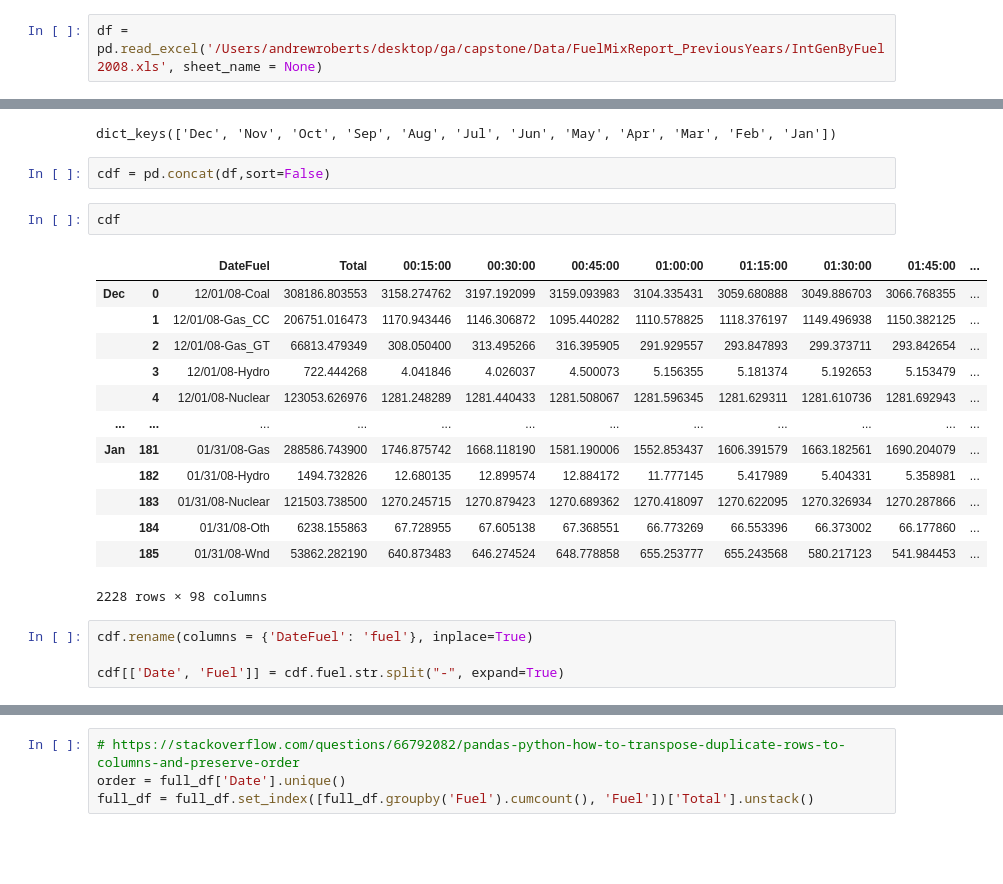
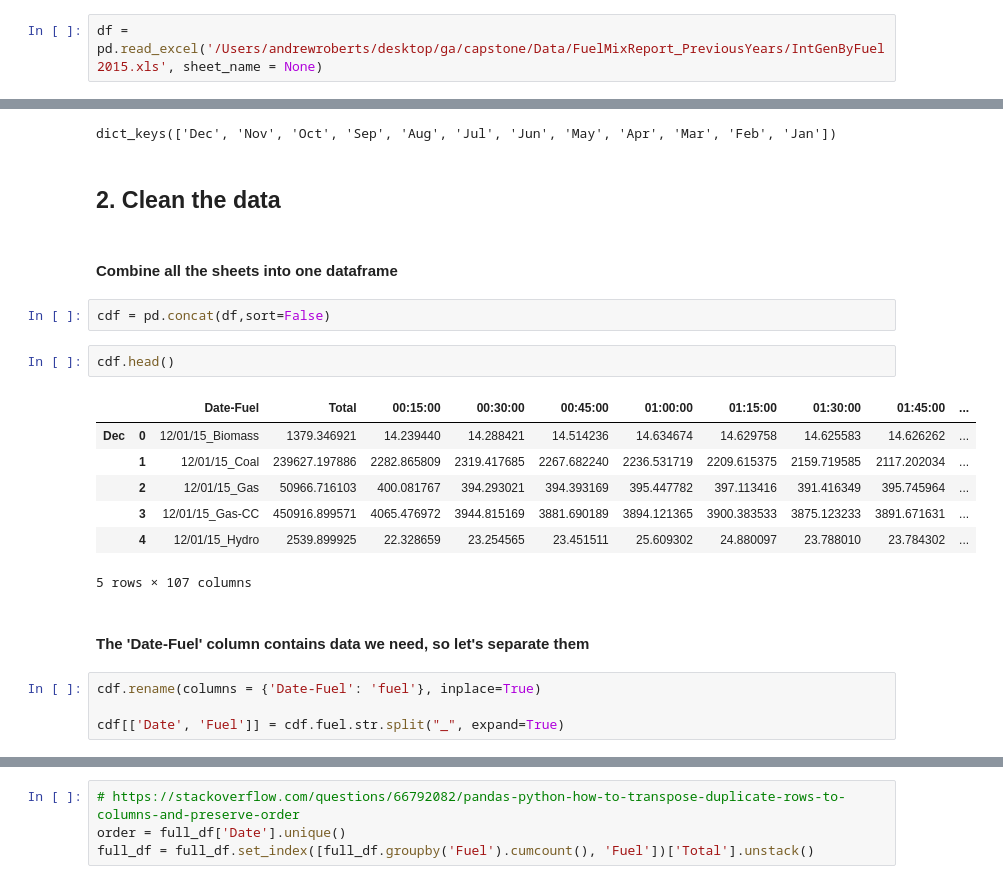
Before and after one commit to akr2293/Texas-Electricity-Forecasting, a Jupyter notebook: notebooks/01_cleaning_notebooks/01_cleaning_2015.ipynb, the cells around one changed output, grey strips where cells are left out. Saved outputs shown, nothing was run; the diff lists cells and outputs as text; blank space fills up the shorter version.

```diff
--- a/notebooks/Cleaning Notebooks/01_cleaning_2008.ipynb
+++ b/notebooks/01_cleaning_notebooks/01_cleaning_2015.ipynb
@@ -9,28 +19,28 @@ import seaborn as sns
 # %%
-df = pd.read_excel('/Users/andrewroberts/desktop/ga/capstone/Data/FuelMixReport_PreviousYears/IntGenByFuel2008.xls', sheet_name = None)
+df = pd.read_excel('/Users/andrewroberts/desktop/ga/capstone/Data/FuelMixReport_PreviousYears/IntGenByFuel2015.xls', sheet_name = None)
 # %%
 df.keys()
 # %% [output]
 dict_keys(['Dec', 'Nov', 'Oct', 'Sep', 'Aug', 'Jul', 'Jun', 'May', 'Apr', 'Mar', 'Feb', 'Jan'])
+# %% [markdown]
+## 2. Clean the data
+# %% [markdown]
+#### Combine all the sheets into one dataframe
 # %%
 cdf = pd.concat(df,sort=False)
 # %%
-cdf
+cdf.head()
 # %% [output]
-|  |  | DateFuel | Total | 00:15:00 | 00:30:00 | 00:45:00 | 01:00:00 | 01:15:00 | 01:30:00 | 01:45:00 | ... |
-| Dec | 0 | 12/01/08-Coal | 308186.803553 | 3158.274762 | 3197.192099 | 3159.093983 | 3104.335431 | 3059.680888 | 3049.886703 | 3066.768355 | ... |
-|  | 1 | 12/01/08-Gas_CC | 206751.016473 | 1170.943446 | 1146.306872 | 1095.440282 | 1110.578825 | 1118.376197 | 1149.496938 | 1150.382125 | ... |
-|  | 2 | 12/01/08-Gas_GT | 66813.479349 | 308.050400 | 313.495266 | 316.395905 | 291.929557 | 293.847893 | 299.373711 | 293.842654 | ... |
-|  | 3 | 12/01/08-Hydro | 722.444268 | 4.041846 | 4.026037 | 4.500073 | 5.156355 | 5.181374 | 5.192653 | 5.153479 | ... |
-|  | 4 | 12/01/08-Nuclear | 123053.626976 | 1281.248289 | 1281.440433 | 1281.508067 | 1281.596345 | 1281.629311 | 1281.610736 | 1281.692943 | ... |
-| ... | ... | ... | ... | ... | ... | ... | ... | ... | ... | ... | ... |
-| Jan | 181 | 01/31/08-Gas | 288586.743900 | 1746.875742 | 1668.118190 | 1581.190006 | 1552.853437 | 1606.391579 | 1663.182561 | 1690.204079 | ... |
-|  | 182 | 01/31/08-Hydro | 1494.732826 | 12.680135 | 12.899574 | 12.884172 | 11.777145 | 5.417989 | 5.404331 | 5.358981 | ... |
-|  | 183 | 01/31/08-Nuclear | 121503.738500 | 1270.245715 | 1270.879423 | 1270.689362 | 1270.418097 | 1270.622095 | 1270.326934 | 1270.287866 | ... |
-|  | 184 | 01/31/08-Oth | 6238.155863 | 67.728955 | 67.605138 | 67.368551 | 66.773269 | 66.553396 | 66.373002 | 66.177860 | ... |
-|  | 185 | 01/31/08-Wnd | 53862.282190 | 640.873483 | 646.274524 | 648.778858 | 655.253777 | 655.243568 | 580.217123 | 541.984453 | ... |
+|  |  | Date-Fuel | Total | 00:15:00 | 00:30:00 | 00:45:00 | 01:00:00 | 01:15:00 | 01:30:00 | 01:45:00 | ... |
+| Dec | 0 | 12/01/15_Biomass | 1379.346921 | 14.239440 | 14.288421 | 14.514236 | 14.634674 | 14.629758 | 14.625583 | 14.626262 | ... |
+|  | 1 | 12/01/15_Coal | 239627.197886 | 2282.865809 | 2319.417685 | 2267.682240 | 2236.531719 | 2209.615375 | 2159.719585 | 2117.202034 | ... |
+|  | 2 | 12/01/15_Gas | 50966.716103 | 400.081767 | 394.293021 | 394.393169 | 395.447782 | 397.113416 | 391.416349 | 395.745964 | ... |
+|  | 3 | 12/01/15_Gas-CC | 450916.899571 | 4065.476972 | 3944.815169 | 3881.690189 | 3894.121365 | 3900.383533 | 3875.123233 | 3891.671631 | ... |
+|  | 4 | 12/01/15_Hydro | 2539.899925 | 22.328659 | 23.254565 | 23.451511 | 25.609302 | 24.880097 | 23.788010 | 23.784302 | ... |
-2228 rows × 98 columns
+5 rows × 107 columns
+# %% [markdown]
+#### The 'Date-Fuel' column contains data we need, so let's separate them
 # %%
-cdf.rename(columns = {'DateFuel': 'fuel'}, inplace=True)
+cdf.rename(columns = {'Date-Fuel': 'fuel'}, inplace=True)
 
-cdf[['Date', 'Fuel']] = cdf.fuel.str.split("-", expand=True)
+cdf[['Date', 'Fuel']] = cdf.fuel.str.split("_", expand=True)
```
Also changed, not shown: parts of 26 cells of this notebook, 57 other files.
